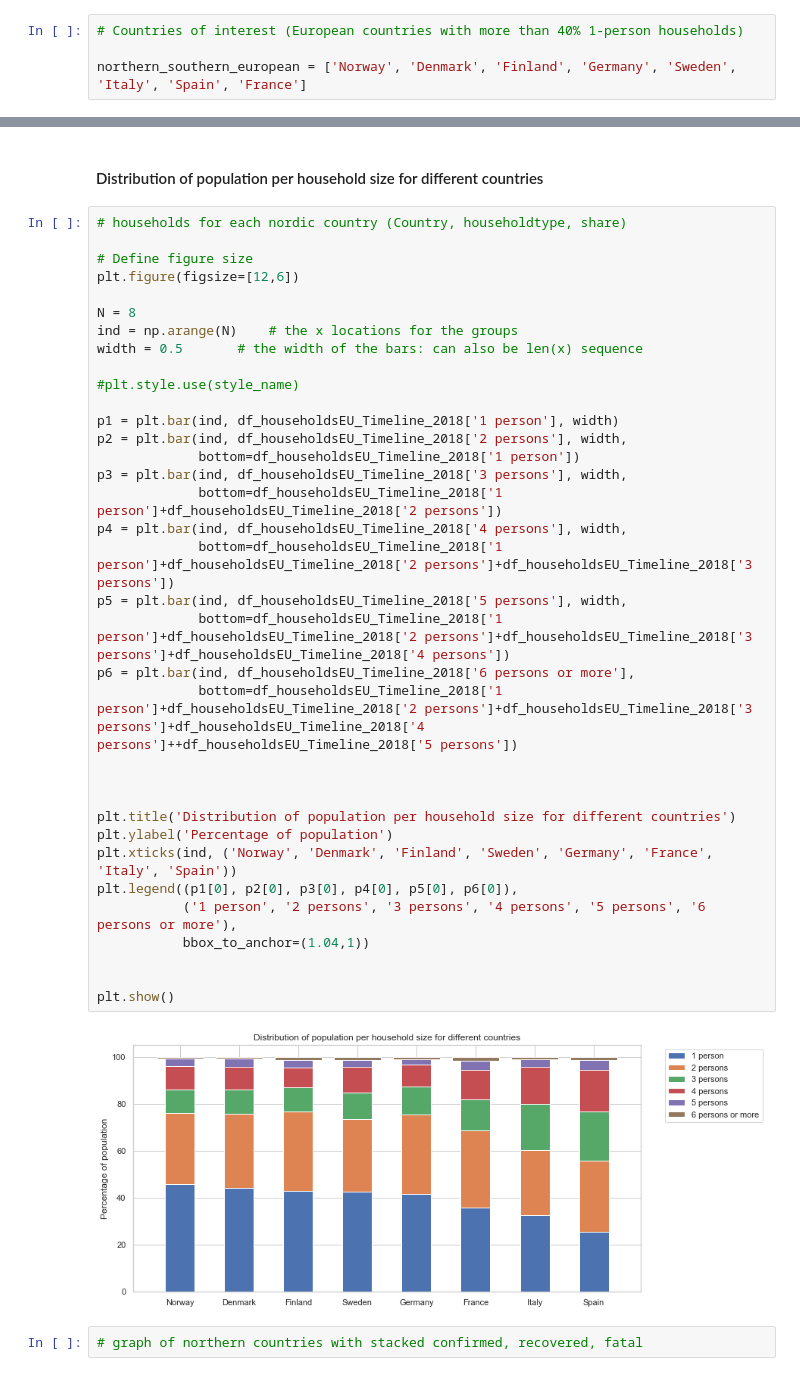
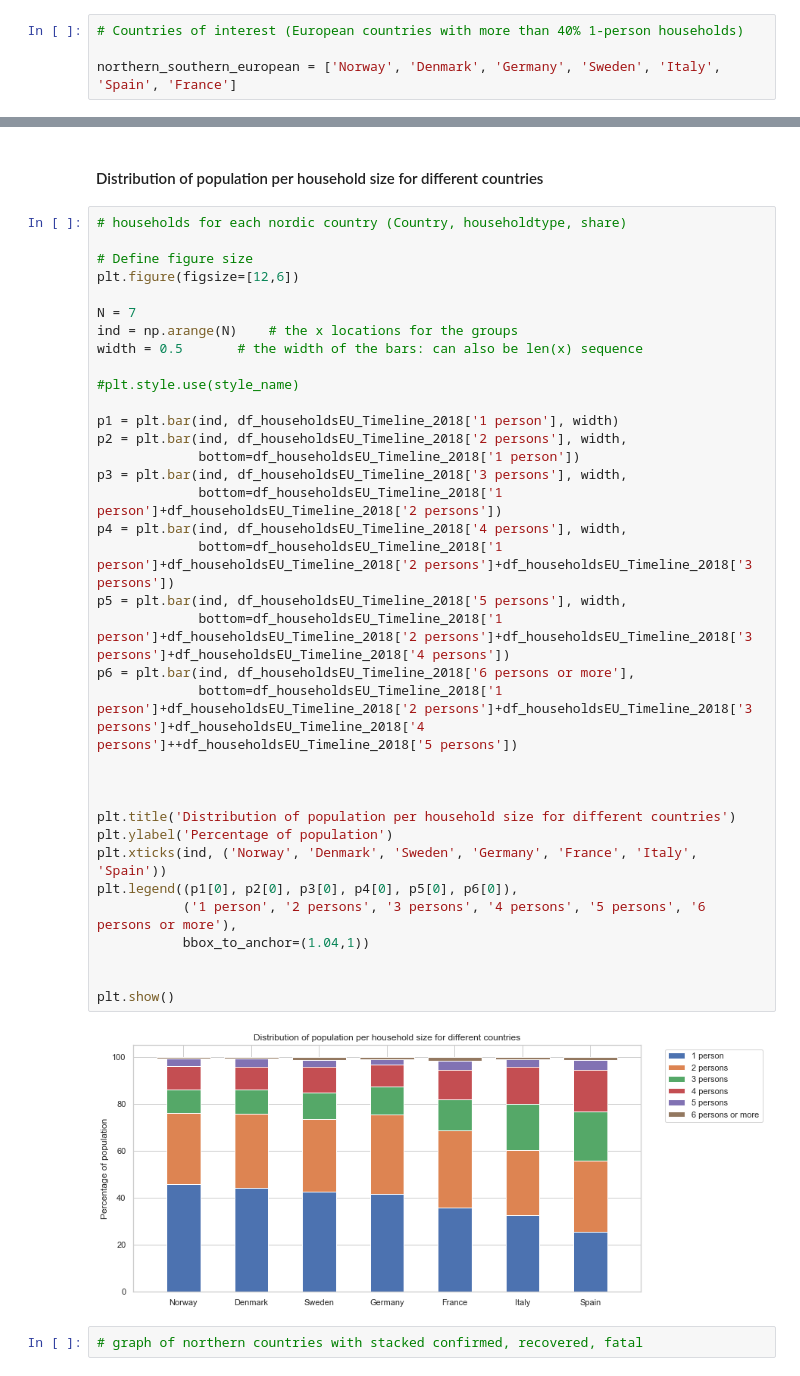
Before and after one commit to AtulSingh-Emyre/AnalysisCovid19, a Jupyter notebook: exploration_Covid19.ipynb, the cells around one changed output, grey strips where cells are left out. Cells and saved outputs as stored; diff of their text form.

Commit message:
feat: Delete Finland and add summary

```diff
--- a/exploration_Covid19.ipynb
+++ b/exploration_Covid19.ipynb
@@ -557,7 +637,7 @@ your work in the previous sections.
 # %%
 # Countries of interest (European countries with more than 40% 1-person households)
 
-northern_southern_european = ['Norway', 'Denmark', 'Finland', 'Germany', 'Sweden', 'Italy', 'Spain', 'France']
+northern_southern_european = ['Norway', 'Denmark', 'Germany', 'Sweden', 'Italy', 'Spain', 'France']
 # %%
 # Drop all countries which are not of interest in this analysis
 
@@ -584,37 +663,37 @@ df_householdsEU_Timeline_2018
 # Define figure size
 plt.figure(figsize=[12,6])
 
-N = 8
+N = 7
 ind = np.arange(N)    # the x locations for the groups
 width = 0.5       # the width of the bars: can also be len(x) sequence
 
 #plt.style.use(style_name)
 
 p1 = plt.bar(ind, df_householdsEU_Timeline_2018['1 person'], width)
 p2 = plt.bar(ind, df_householdsEU_Timeline_2018['2 persons'], width,
              bottom=df_householdsEU_Timeline_2018['1 person'])
 p3 = plt.bar(ind, df_householdsEU_Timeline_2018['3 persons'], width,
              bottom=df_householdsEU_Timeline_2018['1 person']+df_householdsEU_Timeline_2018['2 persons'])
 p4 = plt.bar(ind, df_householdsEU_Timeline_2018['4 persons'], width,
              bottom=df_householdsEU_Timeline_2018['1 person']+df_householdsEU_Timeline_2018['2 persons']+df_householdsEU_Timeline_2018['3 persons'])
 p5 = plt.bar(ind, df_householdsEU_Timeline_2018['5 persons'], width,
              bottom=df_householdsEU_Timeline_2018['1 person']+df_householdsEU_Timeline_2018['2 persons']+df_householdsEU_Timeline_2018['3 persons']+df_householdsEU_Timeline_2018['4 persons'])
 p6 = plt.bar(ind, df_householdsEU_Timeline_2018['6 persons or more'],
              bottom=df_householdsEU_Timeline_2018['1 person']+df_householdsEU_Timeline_2018['2 persons']+df_householdsEU_Timeline_2018['3 persons']+df_householdsEU_Timeline_2018['4 persons']++df_householdsEU_Timeline_2018['5 persons'])
 
 
 
 plt.title('Distribution of population per household size for different countries')
 plt.ylabel('Percentage of population')
-plt.xticks(ind, ('Norway', 'Denmark', 'Finland', 'Sweden', 'Germany', 'France', 'Italy', 'Spain'))
+plt.xticks(ind, ('Norway', 'Denmark', 'Sweden', 'Germany', 'France', 'Italy', 'Spain'))
 plt.legend((p1[0], p2[0], p3[0], p4[0], p5[0], p6[0]),
            ('1 person', '2 persons', '3 persons', '4 persons', '5 persons', '6 persons or more'),
            bbox_to_anchor=(1.04,1))
 
 
 plt.show()
 # %% [output]
-[figure, old version]
+[figure, new version]
 # %%
 # graph of northern countries with stacked confirmed, recovered, fatal
 # %% [markdown]
```
Also changed, not shown: parts of 33 cells of this notebook.
